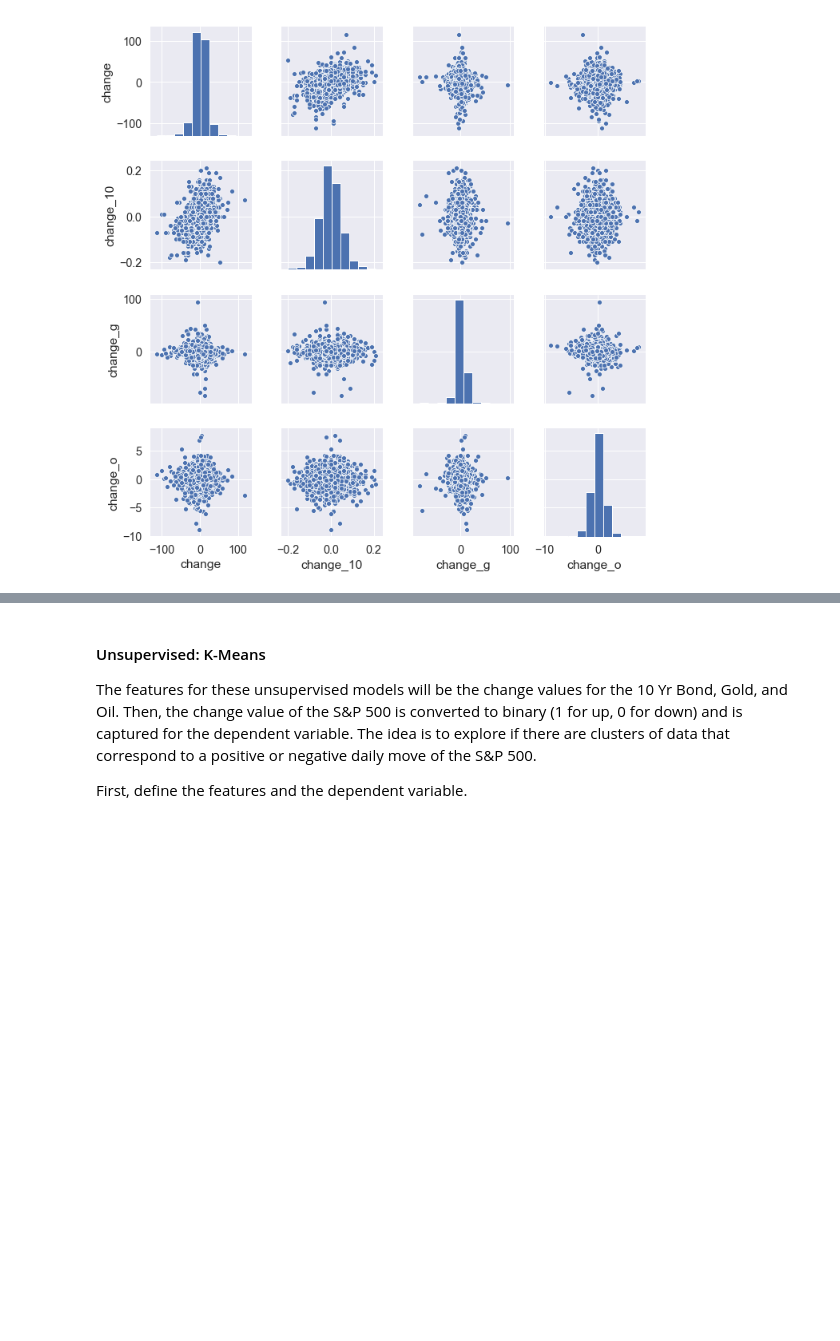
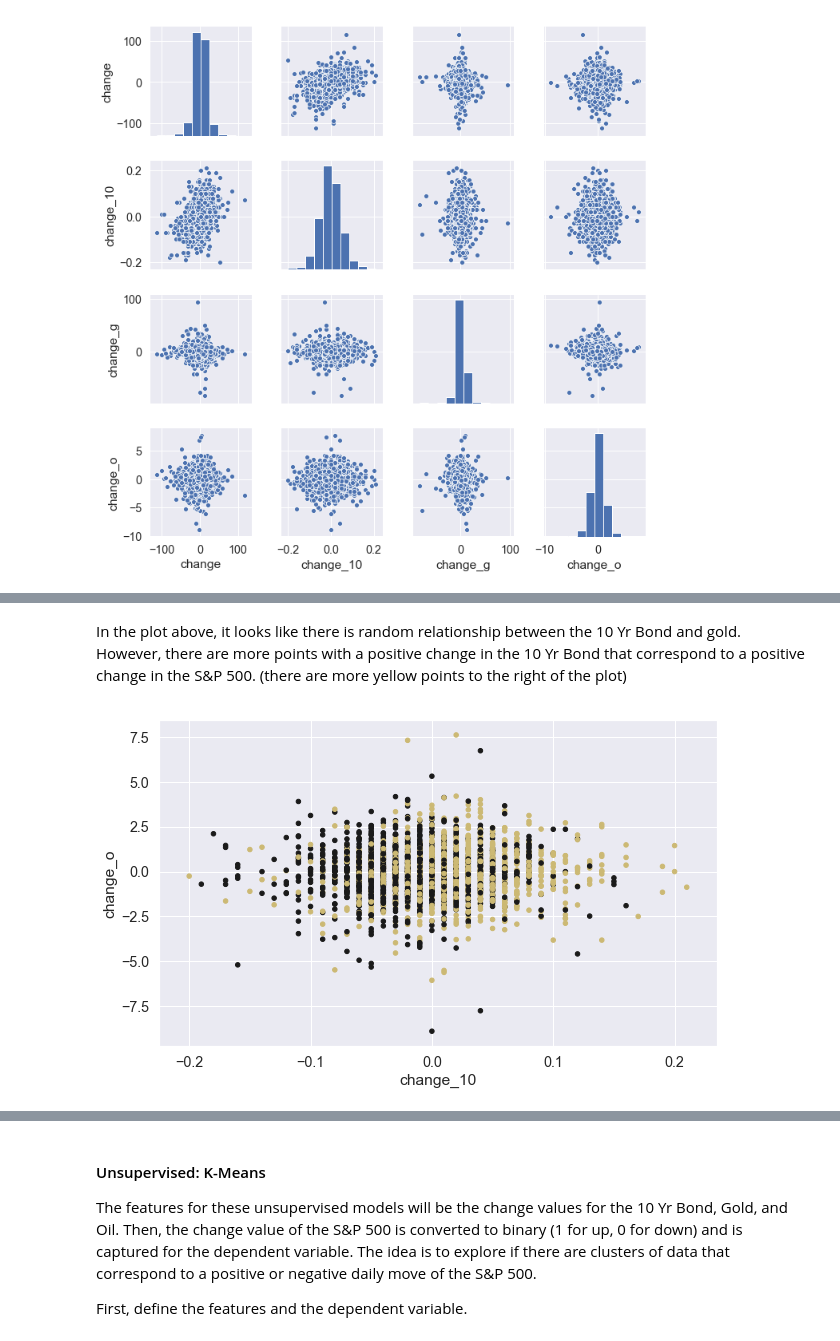
Before and after one commit to etterfred/Thinkful, a Jupyter notebook: final_capstone_Fred_Etter.ipynb, the cells around one changed output, grey strips where cells are left out. Saved outputs shown, nothing was run; the diff lists cells and outputs as text; code cells hidden in the pictures; blank space fills up the shorter version.

```diff
--- a/final_capstone_Fred_Etter.ipynb
+++ b/final_capstone_Fred_Etter.ipynb
@@ -1749,0 +1762,9 @@ The plot above shows that there might be a significant relationship between 'cha
+# %% [markdown]
+In the plot above, it looks like there is random relationship between the 10 Yr Bond and gold.  However, there are more points with a positive change in the 10 Yr Bond that correspond to a positive change in the S&P 500. (there are more yellow points to the right of the plot)
+# %%
+# if 1, yellow; otherwise black:
+colors = np.where(df_all["binary"] == 1,'y','k')
+df_all.plot.scatter(x="change_10", y="change_o", c=colors)
+plt.show()
+# %% [output]
+[figure, added]
```
Also changed, not shown: parts of 5 cells of this notebook.
